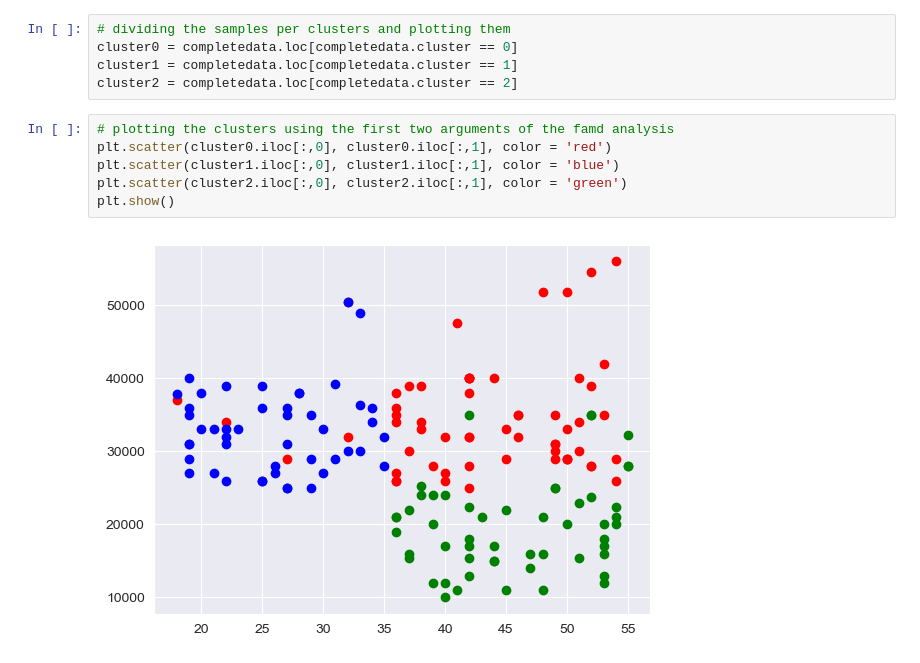
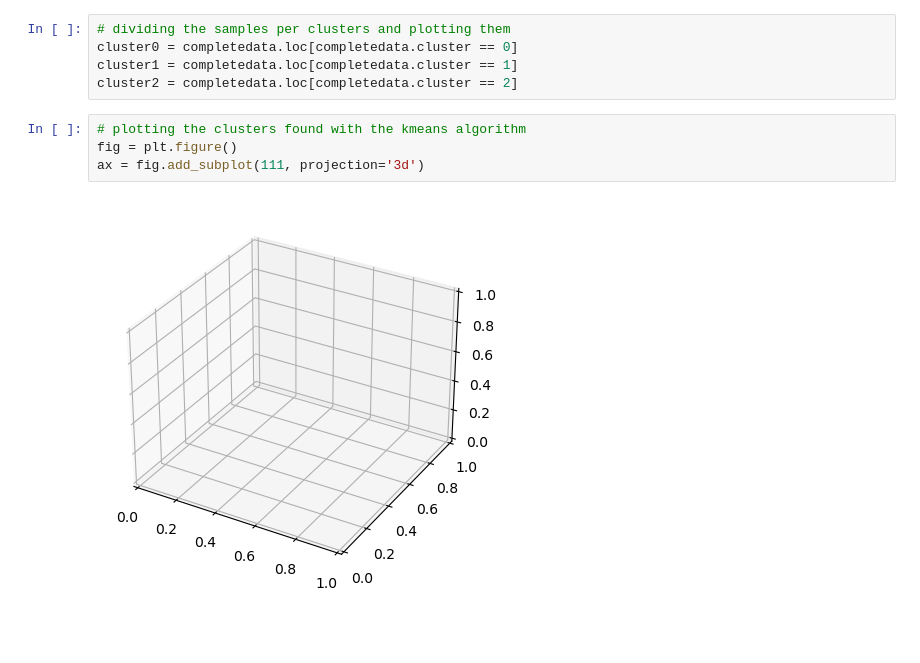
Before and after one commit to fede2500/E_healthProject, a Jupyter notebook: main/dataanalysis/quickcheck.ipynb, the cells around one changed output. Saved outputs shown, nothing was run; the diff lists cells and outputs as text; blank space fills up the shorter version.

```diff
--- a/main/dataanalysis/quickcheck.ipynb
+++ b/main/dataanalysis/quickcheck.ipynb
@@ -139,10 +140,8 @@ cluster0 = completedata.loc[completedata.cluster == 0]
 cluster1 = completedata.loc[completedata.cluster == 1]
 cluster2 = completedata.loc[completedata.cluster == 2]
 # %%
-# plotting the clusters using the first two arguments of the famd analysis
-plt.scatter(cluster0.iloc[:,0], cluster0.iloc[:,1], color = 'red')
-plt.scatter(cluster1.iloc[:,0], cluster1.iloc[:,1], color = 'blue')
-plt.scatter(cluster2.iloc[:,0], cluster2.iloc[:,1], color = 'green')
-plt.show()
+# plotting the clusters found with the kmeans algorithm
+fig = plt.figure()
+ax = fig.add_subplot(111, projection='3d')
 # %% [output]
-[figure, old version]
+[figure, new version]
```
Also changed, not shown: parts of 3 cells of this notebook.
